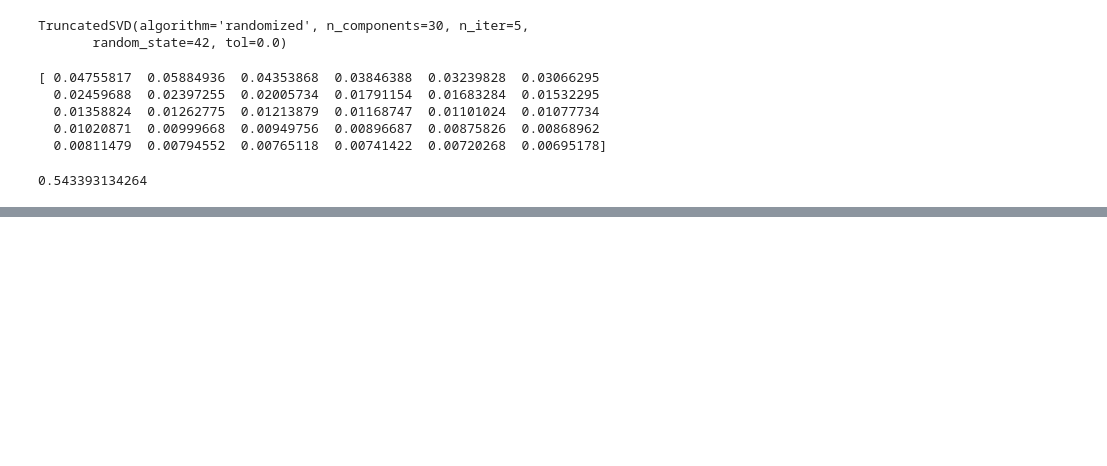
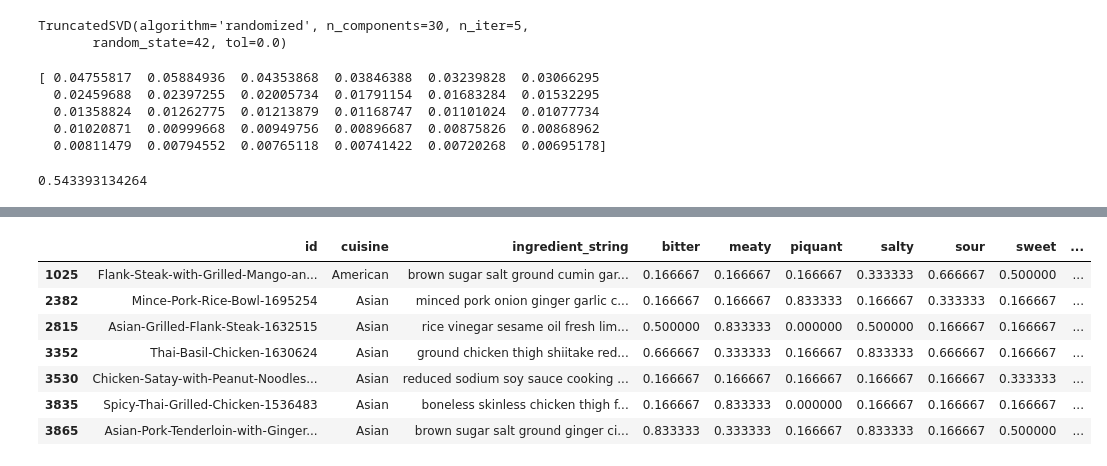
Before and after one commit to michaelshea88/DSI-Capstone, a Jupyter notebook: main_dishes/Flavor-prediction.ipynb, the cells around one changed output, grey strips where cells are left out. Drawn from its saved outputs; the diff is of its cells as text; code cells hidden in the pictures; blank space fills up the shorter version.

```diff
--- a/main_dishes/Flavor-prediction.ipynb
+++ b/main_dishes/Flavor-prediction.ipynb
@@ -123,0 +132,3 @@ off_by_a_lot.head()
+# %%
+for i in off_by_a_lot.ingred:
+    print i
@@ -205,0 +404,18 @@ X_reduced = svd.transform(X_sparse)
+# %%
+counter = 0
+bitterest = []
+for i in df.ingredient_string:
+    if 'vinegar' in i and 'ginger'in i and 'clove' in i and 'lime' in i:
+        bitterest.append(counter)
+    counter += 1
+# %%
+df.iloc[bitterest,:]
+# %% [output]
+|  | id | cuisine | ingredient_string | bitter | meaty | piquant | salty | sour | sweet | ... |
+| 1025 | Flank-Steak-with-Grilled-Mango-an... | American | brown sugar salt ground cumin gar... | 0.166667 | 0.166667 | 0.166667 | 0.333333 | 0.666667 | 0.500000 | ... |
+| 2382 | Mince-Pork-Rice-Bowl-1695254 | Asian | minced pork onion ginger garlic c... | 0.166667 | 0.166667 | 0.833333 | 0.166667 | 0.333333 | 0.166667 | ... |
+| 2815 | Asian-Grilled-Flank-Steak-1632515 | Asian | rice vinegar sesame oil fresh lim... | 0.500000 | 0.833333 | 0.000000 | 0.500000 | 0.166667 | 0.166667 | ... |
+| 3352 | Thai-Basil-Chicken-1630624 | Asian | ground chicken thigh shiitake red... | 0.666667 | 0.333333 | 0.166667 | 0.833333 | 0.666667 | 0.166667 | ... |
+| 3530 | Chicken-Satay-with-Peanut-Noodles... | Asian | reduced sodium soy sauce cooking ... | 0.166667 | 0.166667 | 0.166667 | 0.166667 | 0.166667 | 0.333333 | ... |
+| 3835 | Spicy-Thai-Grilled-Chicken-1536483 | Asian | boneless skinless chicken thigh f... | 0.166667 | 0.833333 | 0.000000 | 0.166667 | 0.166667 | 0.166667 | ... |
+| 3865 | Asian-Pork-Tenderloin-with-Ginger... | Asian | brown sugar salt ground ginger ci... | 0.833333 | 0.333333 | 0.166667 | 0.833333 | 0.166667 | 0.500000 | ... |
```
Also changed, not shown: parts of 70 cells of this notebook, 5 other files.
